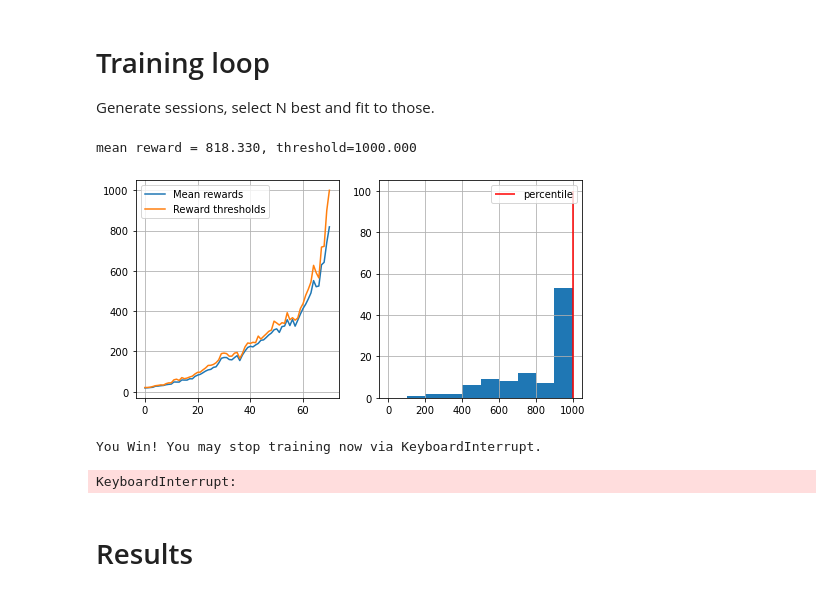
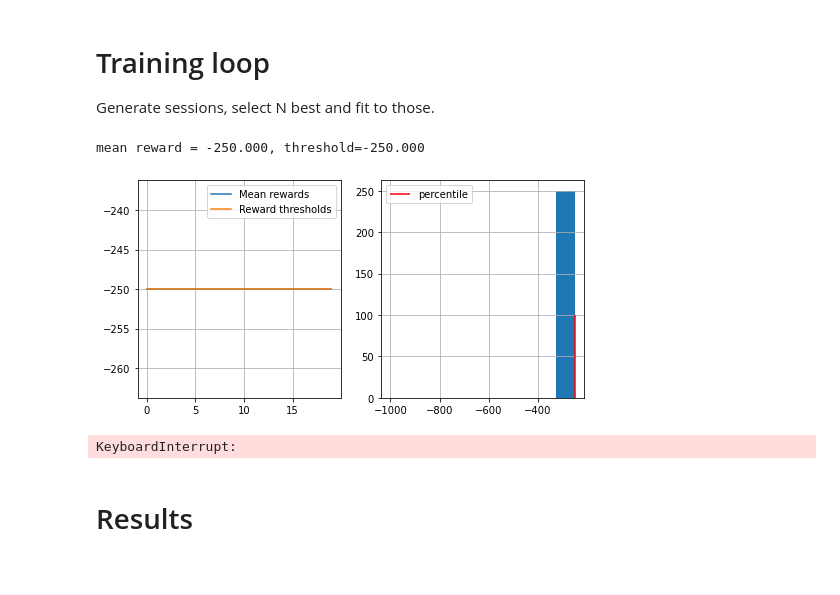
Before and after one commit to adhocmaster/Practical_RL, a Jupyter notebook: week01_intro/deep_crossentropy_method.ipynb, the cells around one changed output. Drawn from its saved outputs; the diff is of its cells as text; code cells hidden in the pictures.

```diff
--- a/week01_intro/deep_crossentropy_method.ipynb
+++ b/week01_intro/deep_crossentropy_method.ipynb
@@ -19,10 +19,13 @@ if type(os.environ.get("DISPLAY")) is not str or len(os.environ.get("DISPLAY"))
 import gym
 import numpy as np
 import matplotlib.pyplot as plt
+import traceback
 %matplotlib inline
 
 # if you see "<classname> has no attribute .env", remove .env or update gym
-env = gym.make("CartPole-v0").env
+# env = gym.make("CartPole-v0").env
+envName = "MountainCar-v0"
+env = gym.make(envName).env
 
 obs = env.reset()
 n_actions = env.action_space.n
@@ -49,7 +52,7 @@ For this assignment we'll utilize the simplified neural network implementation f
 from sklearn.neural_network import MLPClassifier
 
 agent = MLPClassifier(
-    hidden_layer_sizes=(20, 20),
+    hidden_layer_sizes=(10, 10),
     activation='tanh',
 )
 
@@ -128,18 +129,20 @@ def select_elites(states_batch, actions_batch, rewards_batch, percentile=50):
     If you are confused, see examples below. Please don't assume that states are integers
     (they will become different later).
     """
+    try:
+        rewardThreshold = np.percentile(rewards_batch, percentile)
 
-    rewardThreshold = np.percentile(rewards_batch, percentile)
+        elite_states = []
+        elite_actions = []
 
-    elite_states = []
-    elite_actions = []
+        for i, reward in enumerate(rewards_batch):
+            if reward >= rewardThreshold:
+                elite_states += states_batch[i]
+                elite_actions += actions_batch[i]
 
-    for i, reward in enumerate(rewards_batch):
-        if reward >= rewardThreshold:
-            elite_states += states_batch[i]
-            elite_actions += actions_batch[i]
-
-    return elite_states, elite_actions
+        return elite_states, elite_actions
+    except Exception:
+        traceback.print_exc()
 # %% [markdown]
 # Training loop
 Generate sessions, select N best and fit to those.
@@ -174,30 +177,31 @@ def show_progress(rewards_batch, log, percentile, reward_range=[-990, +10]):
 
     plt.show()
 # %%
-n_sessions = 100
-percentile = 70
+n_sessions = 250
+percentile = 50
 log = []
 
 for i in range(100):
     # generate new sessions
-    sessions = [ generate_session(env, agent, 1000) for _ in range(n_sessions) ]
+    sessions = [ generate_session(env, agent, 250) for _ in range(n_sessions) ]
 
-    states_batch, actions_batch, rewards_batch = map(np.array, zip(*sessions))
+#     states_batch, actions_batch, rewards_batch = map(np.array, zip(*sessions)) # this works for CartPole
+    states_batch, actions_batch, rewards_batch = zip(*sessions) # this works for MountainCar
 
     elite_states, elite_actions = select_elites(states_batch, actions_batch, rewards_batch, percentile=50)
 
 #     <YOUR CODE: partial_fit agent to predict elite_actions(y) from elite_states(X)>
     agent.partial_fit(elite_states, elite_actions)
 
-    show_progress(rewards_batch, log, percentile, reward_range=[0, np.max(rewards_batch)])
+#     show_progress(rewards_batch, log, percentile, reward_range=[0, np.max(rewards_batch)])
+    show_progress(rewards_batch, log, percentile, reward_range=[-1000, np.max(rewards_batch)])
 
     if np.mean(rewards_batch) > 190:
         print("You Win! You may stop training now via KeyboardInterrupt.")
 # %% [output]
-mean reward = 818.330, threshold=1000.000
+mean reward = -250.000, threshold=-250.000
-[figure, old version]
+[figure, new version]
-You Win! You may stop training now via KeyboardInterrupt.
+KeyboardInterrupt:
-KeyboardInterrupt:
 # %% [markdown]
 # Results
 # %%
```
Also changed, not shown: parts of 5 cells of this notebook, 2 other files.
